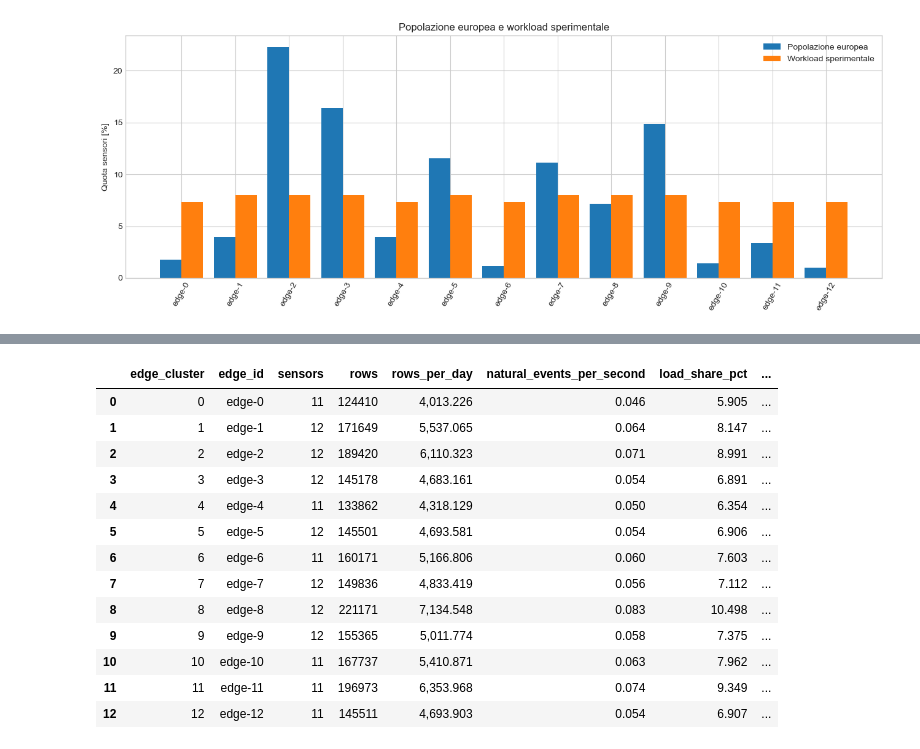
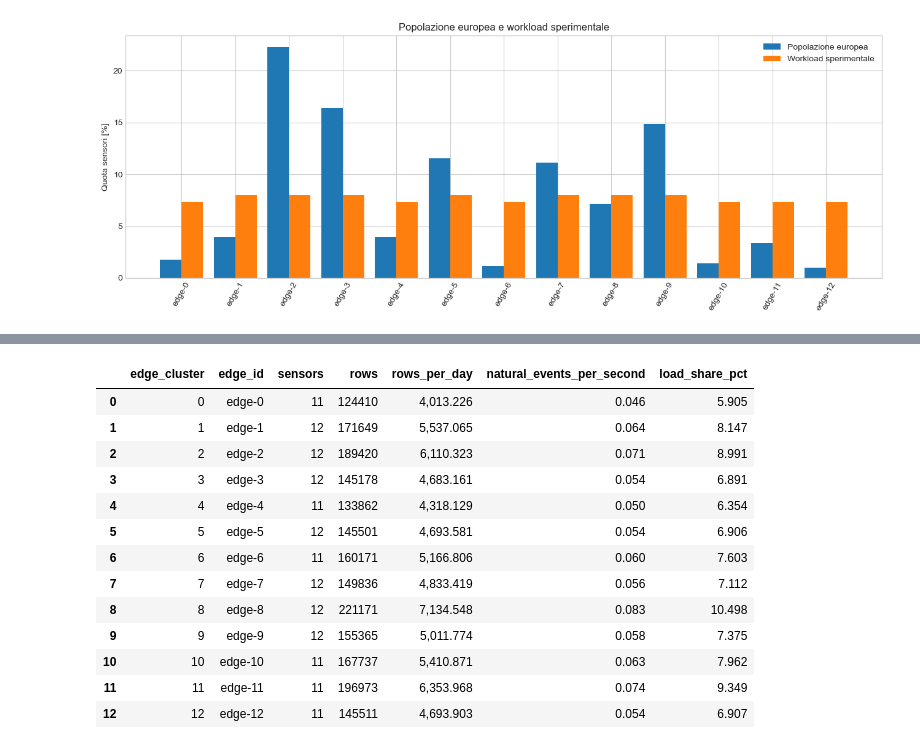
Before and after one commit to AleVassa00/continuum-simulator, a Jupyter notebook: notebooks/01_bme280_architecture_eda.ipynb, the cells around one changed output, grey strips where cells are left out. Saved outputs shown, nothing was run; the diff lists cells and outputs as text; code cells hidden in the pictures.

```diff
--- a/notebooks/01_bme280_architecture_eda.ipynb
+++ b/notebooks/01_bme280_architecture_eda.ipynb
@@ -1367,16 +1129,6 @@ def allocate_balanced_quotas(
             f'con soli {workload_size} sensori.'
         )
 
-    total_population = allocation[
-        'population_sensors'
-    ].sum()
-
-    if workload_size > total_population:
-        raise ValueError(
-            'Il workload richiesto supera '
-            'la popolazione disponibile.'
-        )
-
     base_quota = workload_size // n_edges
     remainder = workload_size % n_edges
 
@@ -1384,15 +1136,15 @@ def allocate_balanced_quotas(
 
     if (
         allocation['population_sensors']
-        < allocation['sensor_quota']
+        < base_quota
     ).any():
         raise RuntimeError(
             'Almeno un Edge non contiene abbastanza '
-            'sensori per la quota richiesta.'
+            'sensori per la quota di base.'
         )
 
-    # I sensori residui vengono assegnati
-    # agli Edge con popolazione maggiore.
+    # Le quote residue vengono assegnate agli Edge
+    # con popolazione maggiore.
     extra_indices = (
         allocation
         .loc[
@@ -1418,15 +1170,6 @@ def allocate_balanced_quotas(
         'sensor_quota',
     ] += 1
 
-    if (
-        allocation['sensor_quota']
-        > allocation['population_sensors']
-    ).any():
-        raise RuntimeError(
-            'Una quota supera la popolazione '
-            'disponibile del relativo Edge.'
-        )
-
     return allocation
 # %%
 population_by_edge = (
@@ -1713,60 +1342,46 @@ workload_edge_summary = (
     )
 )
 
-
 workload_edge_summary[
     'natural_events_per_second'
 ] = (
     workload_edge_summary['rows_per_day']
     / SECONDS_PER_DAY
 )
 
-
-natural_replay_events_per_second = (
+natural_workload_events_per_second = (
     workload_edge_summary[
         'natural_events_per_second'
     ].sum()
 )
-
 
 workload_edge_summary['load_share_pct'] = (
     100
     * workload_edge_summary[
         'natural_events_per_second'
     ]
-    / natural_replay_events_per_second
+    / natural_workload_events_per_second
 )
-
-
-workload_edge_summary[
-    'target_events_per_second'
-] = (
-    TARGET_EXPERIMENT_EVENTS_PER_SECOND
-    * workload_edge_summary['load_share_pct']
-    / 100
-)
-
 
 workload_edge_summary = (
     workload_edge_summary
     .sort_values('edge_cluster')
     .reset_index(drop=True)
 )
 
-
 workload_edge_summary
 # %% [output]
-|  | edge_cluster | edge_id | sensors | rows | rows_per_day | natural_events_per_second | load_share_pct | ... |
-| 0 | 0 | edge-0 | 11 | 124410 | 4,013.226 | 0.046 | 5.905 | ... |
-| 1 | 1 | edge-1 | 12 | 171649 | 5,537.065 | 0.064 | 8.147 | ... |
-| 2 | 2 | edge-2 | 12 | 189420 | 6,110.323 | 0.071 | 8.991 | ... |
-| 3 | 3 | edge-3 | 12 | 145178 | 4,683.161 | 0.054 | 6.891 | ... |
-| 4 | 4 | edge-4 | 11 | 133862 | 4,318.129 | 0.050 | 6.354 | ... |
-| 5 | 5 | edge-5 | 12 | 145501 | 4,693.581 | 0.054 | 6.906 | ... |
-| 6 | 6 | edge-6 | 11 | 160171 | 5,166.806 | 0.060 | 7.603 | ... |
-| 7 | 7 | edge-7 | 12 | 149836 | 4,833.419 | 0.056 | 7.112 | ... |
-| 8 | 8 | edge-8 | 12 | 221171 | 7,134.548 | 0.083 | 10.498 | ... |
-| 9 | 9 | edge-9 | 12 | 155365 | 5,011.774 | 0.058 | 7.375 | ... |
-| 10 | 10 | edge-10 | 11 | 167737 | 5,410.871 | 0.063 | 7.962 | ... |
-| 11 | 11 | edge-11 | 11 | 196973 | 6,353.968 | 0.074 | 9.349 | ... |
-| 12 | 12 | edge-12 | 11 | 145511 | 4,693.903 | 0.054 | 6.907 | ... |
+|  | edge_cluster | edge_id | sensors | rows | rows_per_day | natural_events_per_second | load_share_pct |
+| 0 | 0 | edge-0 | 11 | 124410 | 4,013.226 | 0.046 | 5.905 |
+| 1 | 1 | edge-1 | 12 | 171649 | 5,537.065 | 0.064 | 8.147 |
+| 2 | 2 | edge-2 | 12 | 189420 | 6,110.323 | 0.071 | 8.991 |
+| 3 | 3 | edge-3 | 12 | 145178 | 4,683.161 | 0.054 | 6.891 |
+| 4 | 4 | edge-4 | 11 | 133862 | 4,318.129 | 0.050 | 6.354 |
+| 5 | 5 | edge-5 | 12 | 145501 | 4,693.581 | 0.054 | 6.906 |
+| 6 | 6 | edge-6 | 11 | 160171 | 5,166.806 | 0.060 | 7.603 |
+| 7 | 7 | edge-7 | 12 | 149836 | 4,833.419 | 0.056 | 7.112 |
+| 8 | 8 | edge-8 | 12 | 221171 | 7,134.548 | 0.083 | 10.498 |
+| 9 | 9 | edge-9 | 12 | 155365 | 5,011.774 | 0.058 | 7.375 |
+| 10 | 10 | edge-10 | 11 | 167737 | 5,410.871 | 0.063 | 7.962 |
+| 11 | 11 | edge-11 | 11 | 196973 | 6,353.968 | 0.074 | 9.349 |
+| 12 | 12 | edge-12 | 11 | 145511 | 4,693.903 | 0.054 | 6.907 |
```
Also changed, not shown: parts of 70 cells of this notebook, 46 other files.
